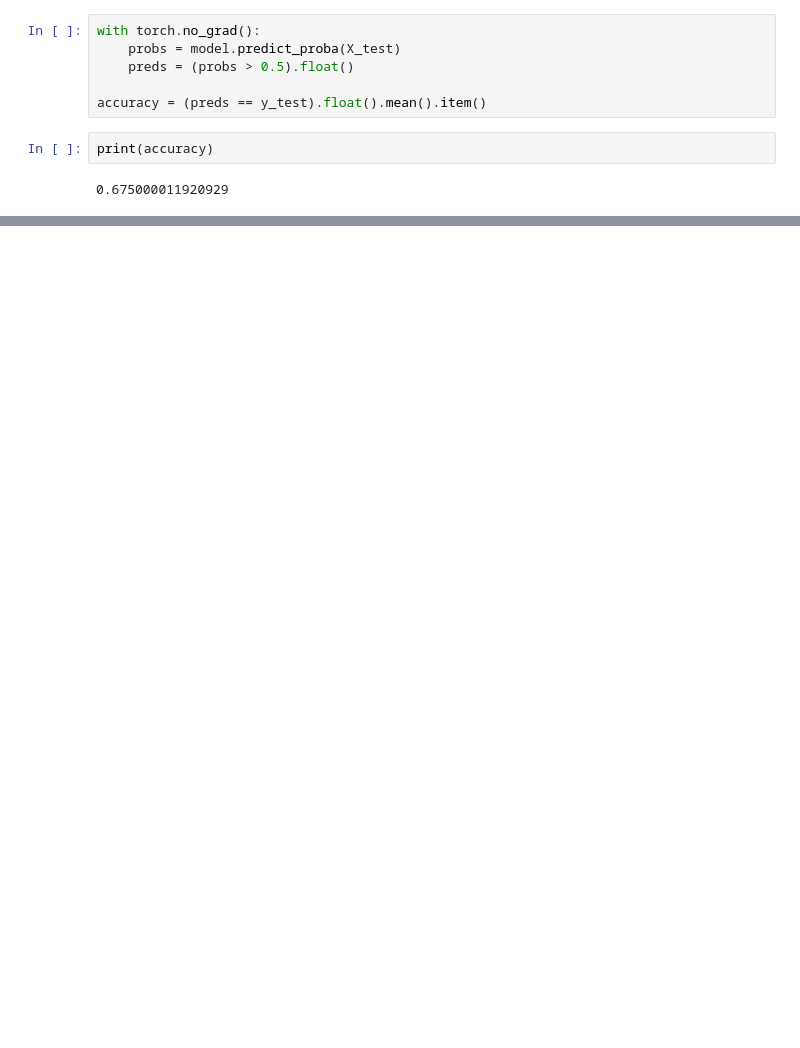
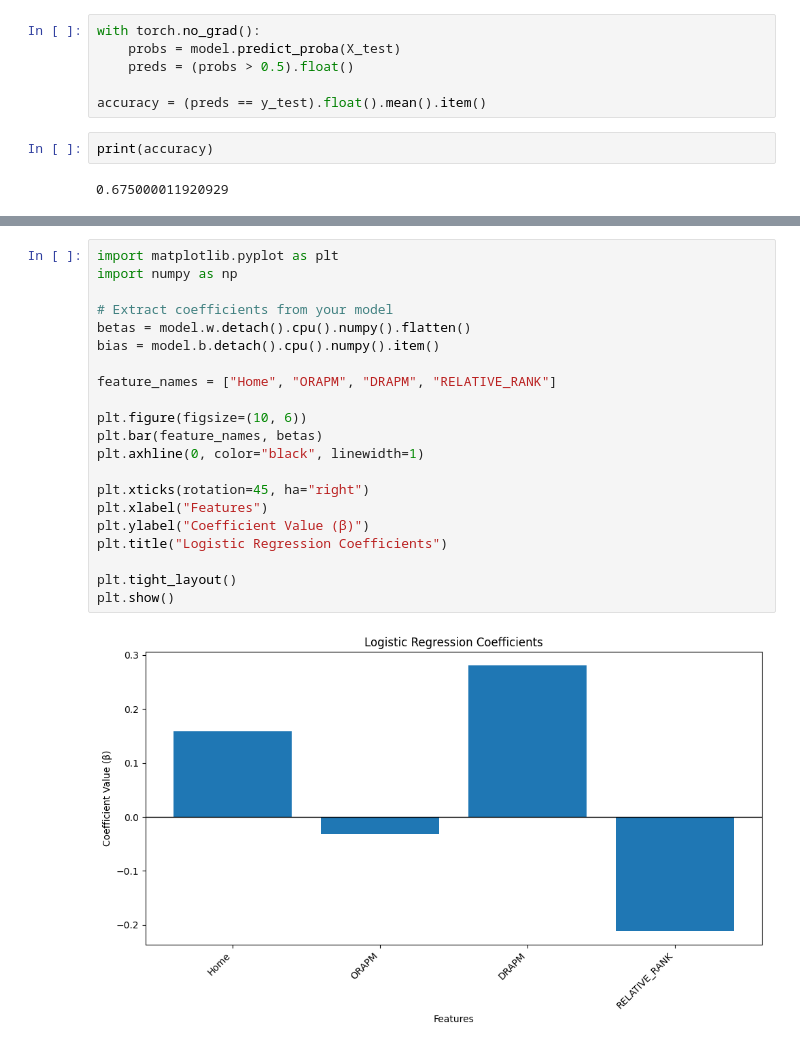
Before and after one commit to RohannnCodes/STSCI5050-Final-Project, a Jupyter notebook: logistic_regression.ipynb, the cells around one changed output, grey strips where cells are left out. Cells and saved outputs as stored; diff of their text form; blank space fills up the shorter version.

```diff
--- a/logistic_regression.ipynb
+++ b/logistic_regression.ipynb
@@ -187,0 +231,23 @@ Training Accuracy: 0.5822784900665283
+# %%
+import matplotlib.pyplot as plt
+import numpy as np
+
+# Extract coefficients from your model
+betas = model.w.detach().cpu().numpy().flatten()
+bias = model.b.detach().cpu().numpy().item()
+
+feature_names = ["Home", "ORAPM", "DRAPM", "RELATIVE_RANK"]
+
+plt.figure(figsize=(10, 6))
+plt.bar(feature_names, betas)
+plt.axhline(0, color="black", linewidth=1)
+
+plt.xticks(rotation=45, ha="right")
+plt.xlabel("Features")
+plt.ylabel("Coefficient Value (β)")
+plt.title("Logistic Regression Coefficients")
+
+plt.tight_layout()
+plt.show()
+# %% [output]
+[figure, added]
```
Also changed, not shown: parts of 11 cells of this notebook.
